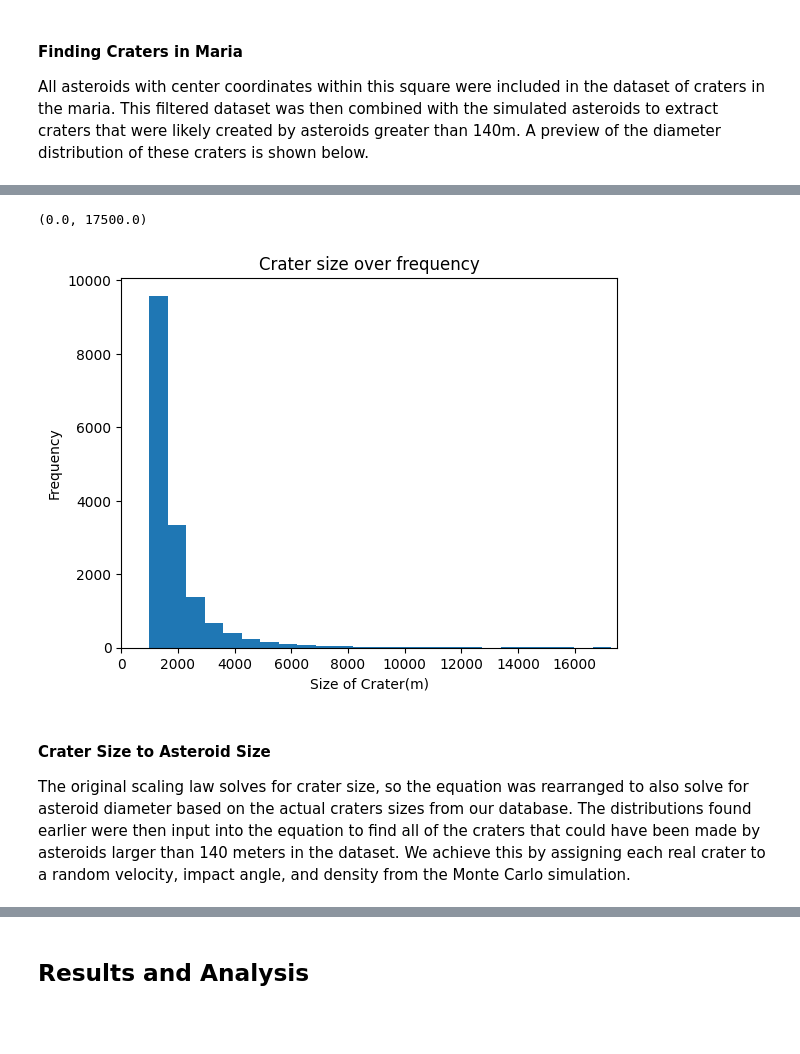
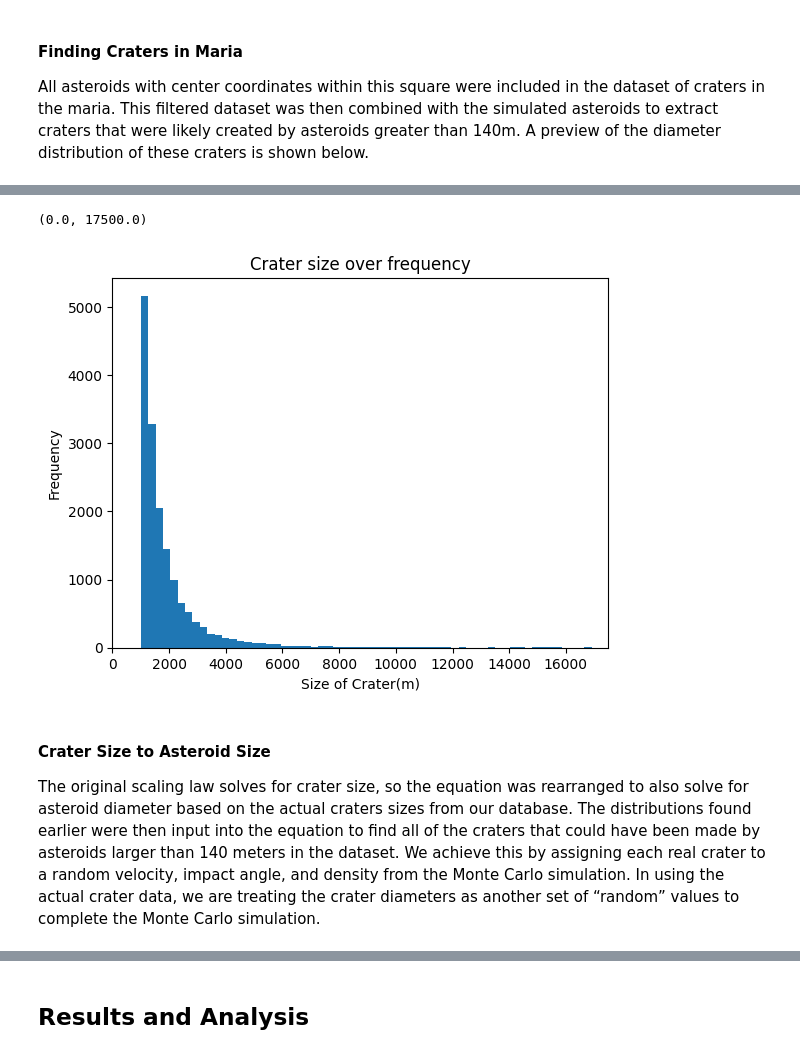
Before and after one commit to jlevitsky/AstroStatsFinal, a Jupyter notebook: FinalNotebook.ipynb, the cells around one changed output, grey strips where cells are left out. Drawn from its saved outputs; the diff is of its cells as text; code cells hidden in the pictures; blank space fills up the shorter version.

```diff
--- a/FinalNotebook.ipynb
+++ b/FinalNotebook.ipynb
@@ -201,20 +203,20 @@ crater_list.head(10)
 # %%
 # Check the distribution of crater diameters for craters in the maria
 
 import matplotlib.pyplot as plt
 import matplotlib
 crater_diams_m=[crater_diam*1000 for crater_diam in crater_list["DIAM_CIRC_IMG"]] # convert crater diameter to m
-plt.hist(crater_diams_m, bins=1000)
+plt.hist(crater_diams_m, bins=2500)
 plt.title("Crater size over frequency")
 plt.xlabel("Size of Crater(m)")
 plt.ylabel("Frequency")
 plt.xlim(0,17500)
 # %% [output]
 (0.0, 17500.0)
-[figure, old version]
+[figure, new version]
 # %% [markdown]
 #### Crater Size to Asteroid Size
-The original scaling law solves for crater size, so the equation was rearranged to also solve for asteroid diameter based on the actual craters sizes from our database. The distributions found earlier were then input into the equation to find all of the craters that could have been made by asteroids larger than 140 meters in the dataset. We achieve this by assigning each real crater to a random velocity, impact angle, and density from the Monte Carlo simulation.
+The original scaling law solves for crater size, so the equation was rearranged to also solve for asteroid diameter based on the actual craters sizes from our database. The distributions found earlier were then input into the equation to find all of the craters that could have been made by asteroids larger than 140 meters in the dataset. We achieve this by assigning each real crater to a random velocity, impact angle, and density from the Monte Carlo simulation. In using the actual crater data, we are treating the crater diameters as another set of “random” values to complete the Monte Carlo simulation.
 # %%
 actual_crater_diameters=crater_diams_m # m
 rand_densities=densities[:len(actual_crater_diameters)] # kg/m3
```
Also changed, not shown: parts of 25 cells of this notebook.
